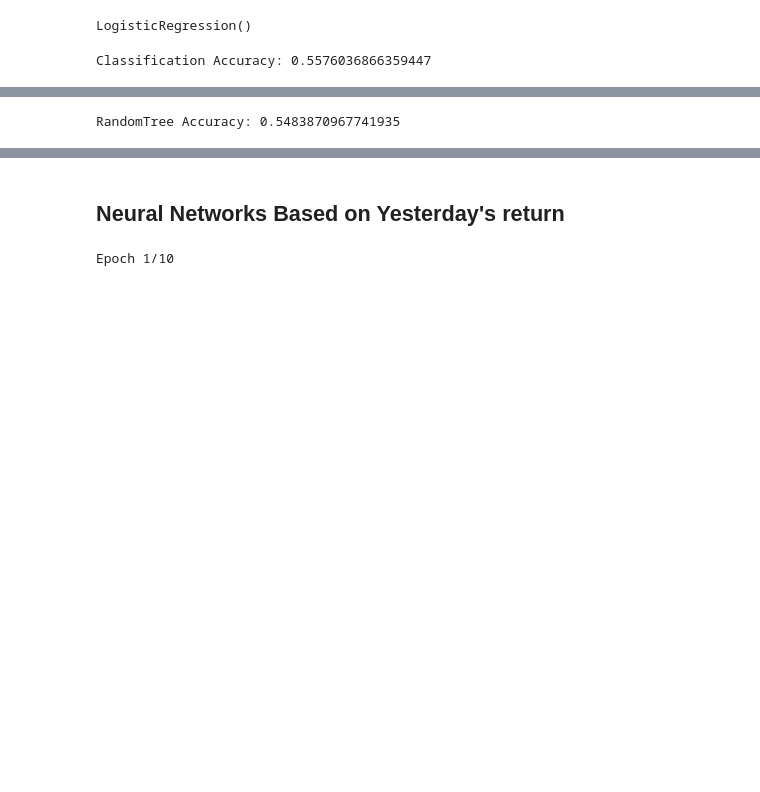
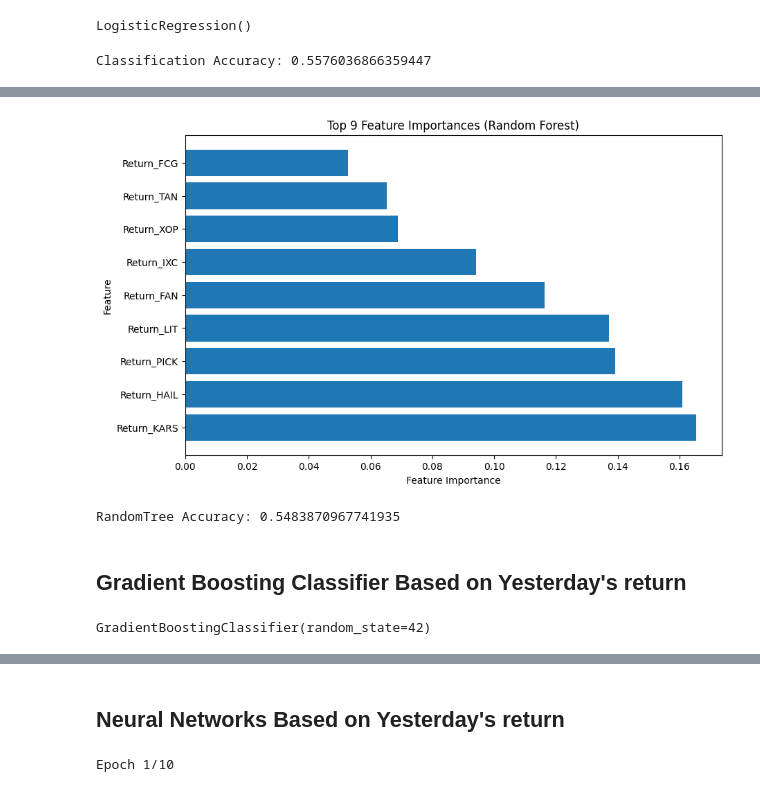
Before and after one commit to RamiATASSI/ML_finance_mini_project_trading, a Jupyter notebook: ETFS_to_TESLA.ipynb, the cells around one changed output, grey strips where cells are left out. Drawn from its saved outputs; the diff is of its cells as text; code cells hidden in the pictures; blank space fills up the shorter version.

```diff
--- a/ETFS_to_TESLA.ipynb
+++ b/ETFS_to_TESLA.ipynb
@@ -127 +144,22 @@ plt.show()
+# %%
+feature_importances = random_forest_model.feature_importances_
+
+# Sort feature importances in descending order
+sorted_indices = np.argsort(feature_importances)[::-1]
+
+# Get the top N feature names and importances
+top_n = min(10, len(feature_importances))  # Specify the number of top features to display
+top_feature_names = [cols[i] for i in sorted_indices[:top_n]]
+top_feature_importances = feature_importances[sorted_indices][:top_n]
+
+# Plot feature importances
+plt.figure(figsize=(10, 6))
+plt.barh(range(top_n), top_feature_importances, align='center')
+plt.yticks(range(top_n), top_feature_names)
+plt.xlabel('Feature Importance')
+plt.ylabel('Feature')
+plt.title('Top {} Feature Importances (Random Forest)'.format(top_n))
+plt.show()
+# %% [output]
+[figure, added]
 # %%
@@ -132,3 +170,12 @@ randomtree_accuracy = accuracy_score(y_test_classification, y_pred_classificatio
 print("RandomTree Accuracy:", randomtree_accuracy)
 # %% [output]
 RandomTree Accuracy: 0.5483870967741935
+# %% [markdown]
+## Gradient Boosting Classifier Based on Yesterday's return
+# %%
+from sklearn.ensemble import GradientBoostingClassifier
+
+gbm_classifier = GradientBoostingClassifier(n_estimators=100, random_state=42)
+gbm_classifier.fit(X_train, y_train_classification)
+# %% [output]
+GradientBoostingClassifier(random_state=42)
```
Also changed, not shown: parts of 35 cells of this notebook, 9 other files.
